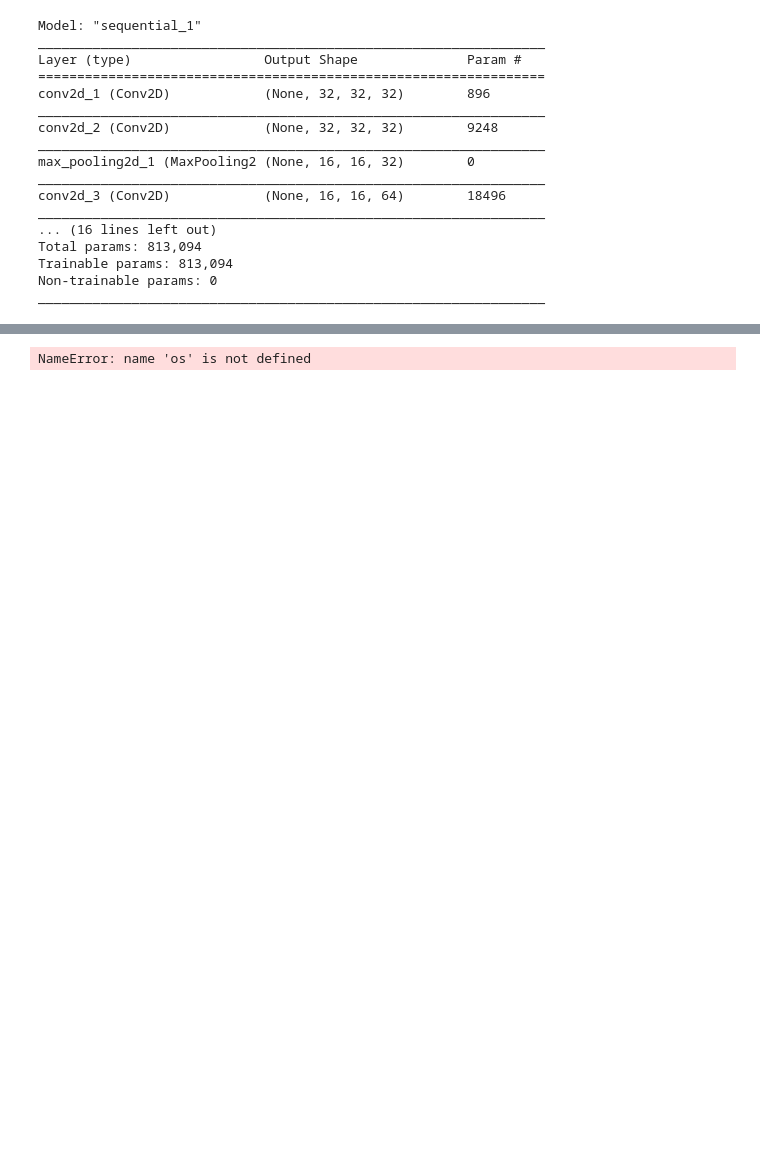
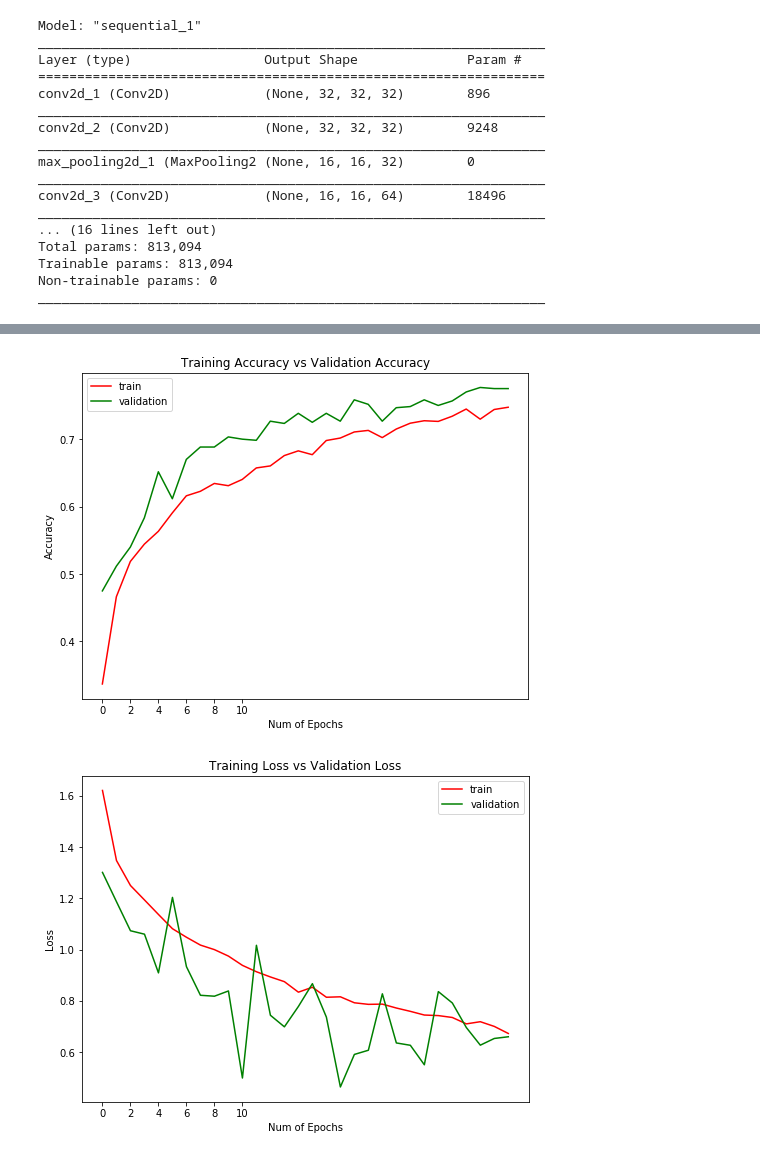
Before and after one commit to FarshidKia/DerinOgrenme_Cifar100_Proje, a Jupyter notebook: OdevCifar-100.ipynb, the cells around one changed output, grey strips where cells are left out. Cells and saved outputs as stored; diff of their text form; code cells hidden in the pictures; blank space fills up the shorter version.

```diff
--- a/OdevCifar-100.ipynb
+++ b/OdevCifar-100.ipynb
@@ -360,7 +384,7 @@ train_gen,test_gen = make_generator(train_dir,test_dir,augmentation=True)
 Found 3000 images belonging to 6 classes.
 Found 600 images belonging to 6 classes.
 # %%
-Aug_history = model.fit_generator(train_gen,steps_per_epoch=train_gen.samples//batch_size,
+Augmentation_history = model.fit_generator(train_gen,steps_per_epoch=train_gen.samples//batch_size,
                               epochs=epochs,validation_data=test_gen,validation_steps=test_gen.samples//batch_size)
 # %% [output]
 Epoch 1/30
@@ -385,18 +406,0 @@ model.save("kayit2")
-# %%
-# Eğitilmiş modelimizi kaydedelim:
-
-# Klasör yoksa oluşturulur:
-if not os.path.isdir(save_dir):
-
-    os.makedirs(save_dir)
-model_path = os.path.join(save_dir, model_name)
-model.save(model_path)
-print('Saved trained model at %s ' % model_path)
-
-# Modelimizin başarısını ölçelim:
-
-scores = model.evaluate(x_test, y_test, verbose=1)
-print('Test loss:', scores[0])
-print('Test accuracy:', scores[1])
-# %% [output]
-NameError: name 'os' is not defined
@@ -407 +407,6 @@ make_gorsel(historyAug.history,"Veri Zenginleştirme İle")
+# %%
+make_gorsel_3(Augmentation_history)
+# %% [output]
+[figure, added]
+[figure, added]
 # %%
```
Also changed, not shown: parts of 39 cells of this notebook.
